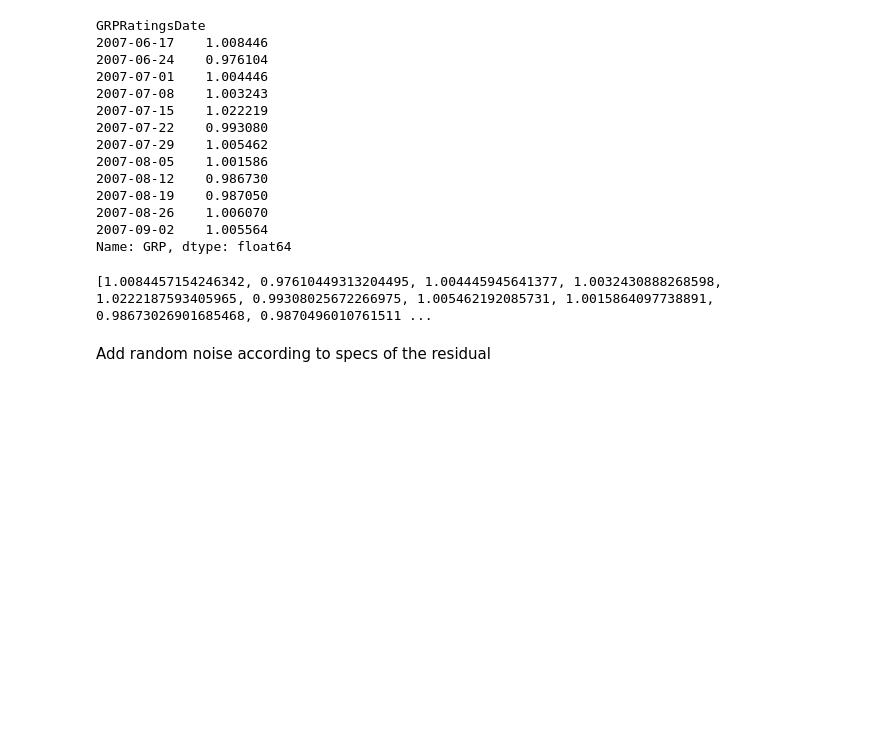
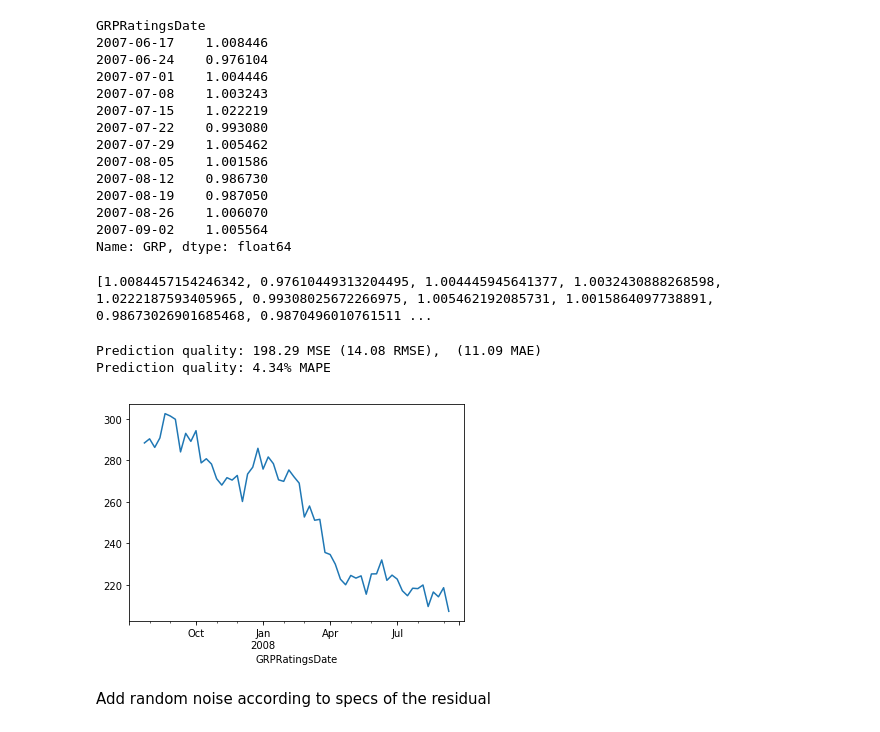
Before and after one commit to lppier/Indian_TV_Time_Series, a Jupyter notebook: Decompositional Methods.ipynb, the cells around one changed output. Saved outputs shown, nothing was run; the diff lists cells and outputs as text; code cells hidden in the pictures; blank space fills up the shorter version.

```diff
--- a/Decompositional Methods.ipynb
+++ b/Decompositional Methods.ipynb
@@ -198,6 +198,25 @@ while (count < 20):
 print(yhat)
 # %% [output]
 [1.0084457154246342, 0.97610449313204495, 1.004445945641377, 1.0032430888268598, 1.0222187593405965, 0.99308025672266975, 1.005462192085731, 1.0015864097738891, 0.98673026901685468, 0.9870496010761511 ...
+# %%
+# Get train MAE and MAPE
+observed = decomp.observed[6:-6]
+season = decomp.seasonal[6:-6]
+trnd = decomp.trend[6:-6]
+y_train_result = season * trnd
+y_train_result = np.power(y_train_result, 1/0.7)
+observed = np.power(observed, 1/0.7)
+#print(observed)
+y_train_result.plot()
+mae = mean_absolute_error(observed, y_train_result)
+mse = mean_squared_error(observed, y_train_result)
+print('Prediction quality: {:.2f} MSE ({:.2f} RMSE),  ({:.2f} MAE)'.format(mse, math.sqrt(mse), mae))
+mape = mean_absolute_percentage_error(observed, y_train_result)
+print('Prediction quality: {:.2f}% MAPE '.format(mape))
+# %% [output]
+Prediction quality: 198.29 MSE (14.08 RMSE),  (11.09 MAE)
+Prediction quality: 4.34% MAPE
+[figure, added]
 # %%
 # Multiplicative, so season times trend
 yhat_result = np.asarray(yhat) * np.asarray(predict_trend)
```
Also changed, not shown: parts of 10 cells of this notebook, 1 other file.
